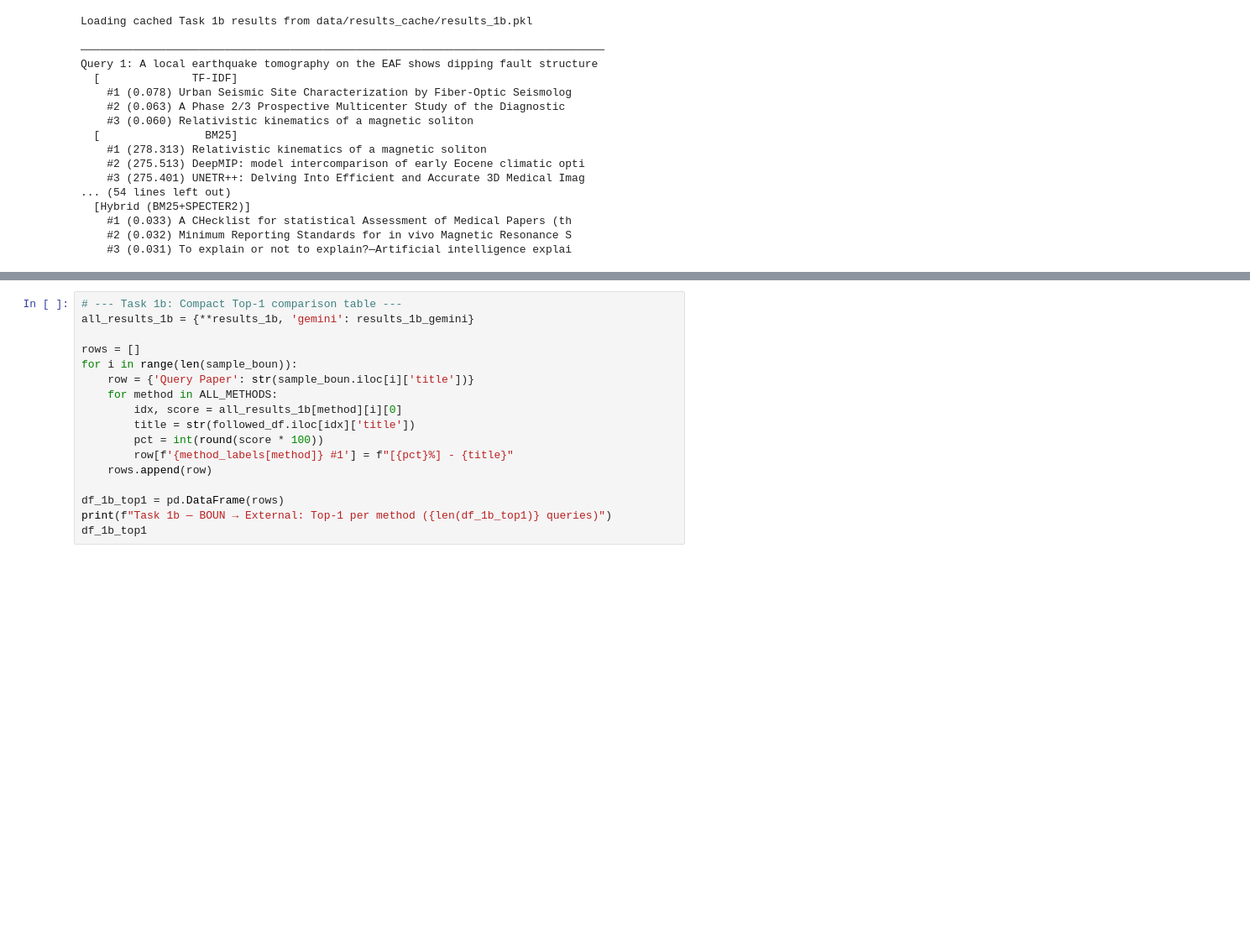
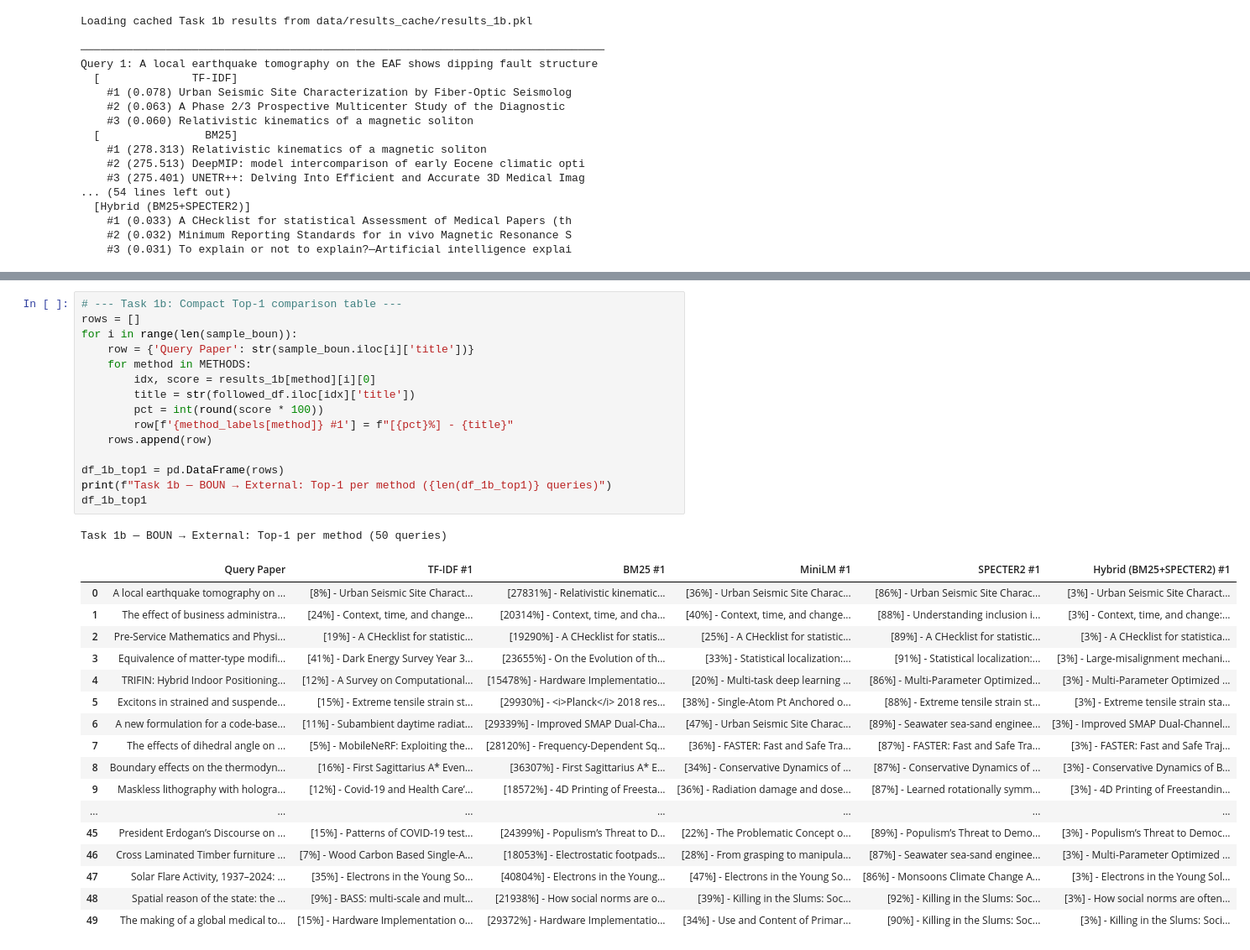
Before and after one commit to senaoz/SWE-599, a Jupyter notebook: similarity_evaluation.ipynb, the cells around one changed output, grey strips where cells are left out. Shown at 84% size. Drawn from its saved outputs; the diff is of its cells as text; blank space fills up the shorter version.

```diff
--- a/similarity_evaluation.ipynb
+++ b/similarity_evaluation.ipynb
@@ -701,20 +612,37 @@ df_1b.head()
 # %%
 # --- Task 1b: Compact Top-1 comparison table ---
-all_results_1b = {**results_1b, 'gemini': results_1b_gemini}
-
 rows = []
 for i in range(len(sample_boun)):
     row = {'Query Paper': str(sample_boun.iloc[i]['title'])}
-    for method in ALL_METHODS:
-        idx, score = all_results_1b[method][i][0]
+    for method in METHODS:
+        idx, score = results_1b[method][i][0]
         title = str(followed_df.iloc[idx]['title'])
         pct = int(round(score * 100))
         row[f'{method_labels[method]} #1'] = f"[{pct}%] - {title}"
     rows.append(row)
 
 df_1b_top1 = pd.DataFrame(rows)
 print(f"Task 1b — BOUN → External: Top-1 per method ({len(df_1b_top1)} queries)")
 df_1b_top1
+# %% [output]
+Task 1b — BOUN → External: Top-1 per method (50 queries)
+|  | Query Paper | TF-IDF #1 | BM25 #1 | MiniLM #1 | SPECTER2 #1 | Hybrid (BM25+SPECTER2) #1 |
+| 0 | A local earthquake tomography on ... | [8%] - Urban Seismic Site Charact... | [27831%] - Relativistic kinematic... | [36%] - Urban Seismic Site Charac... | [86%] - Urban Seismic Site Charac... | [3%] - Urban Seismic Site Charact... |
+| 1 | The effect of business administra... | [24%] - Context, time, and change... | [20314%] - Context, time, and cha... | [40%] - Context, time, and change... | [88%] - Understanding inclusion i... | [3%] - Context, time, and change:... |
+| 2 | Pre-Service Mathematics and Physi... | [19%] - A CHecklist for statistic... | [19290%] - A CHecklist for statis... | [25%] - A CHecklist for statistic... | [89%] - A CHecklist for statistic... | [3%] - A CHecklist for statistica... |
+| 3 | Equivalence of matter-type modifi... | [41%] - Dark Energy Survey Year 3... | [23655%] - On the Evolution of th... | [33%] - Statistical localization:... | [91%] - Statistical localization:... | [3%] - Large-misalignment mechani... |
+| 4 | TRIFIN: Hybrid Indoor Positioning... | [12%] - A Survey on Computational... | [15478%] - Hardware Implementatio... | [20%] - Multi-task deep learning ... | [86%] - Multi‐Parameter Optimized... | [3%] - Multi‐Parameter Optimized ... |
+| 5 | Excitons in strained and suspende... | [15%] - Extreme tensile strain st... | [29930%] - <i>Planck</i> 2018 res... | [38%] - Single-Atom Pt Anchored o... | [88%] - Extreme tensile strain st... | [3%] - Extreme tensile strain sta... |
+| 6 | A new formulation for a code‐base... | [11%] - Subambient daytime radiat... | [29339%] - Improved SMAP Dual-Cha... | [47%] - Urban Seismic Site Charac... | [89%] - Seawater sea-sand enginee... | [3%] - Improved SMAP Dual-Channel... |
+| 7 | The effects of dihedral angle on ... | [5%] - MobileNeRF: Exploiting the... | [28120%] - Frequency-Dependent Sq... | [36%] - FASTER: Fast and Safe Tra... | [87%] - FASTER: Fast and Safe Tra... | [3%] - FASTER: Fast and Safe Traj... |
+| 8 | Boundary effects on the thermodyn... | [16%] - First Sagittarius A* Even... | [36307%] - First Sagittarius A* E... | [34%] - Conservative Dynamics of ... | [87%] - Conservative Dynamics of ... | [3%] - Conservative Dynamics of B... |
+| 9 | Maskless lithography with hologra... | [12%] - Covid-19 and Health Care’... | [18572%] - 4D Printing of Freesta... | [36%] - Radiation damage and dose... | [87%] - Learned rotationally symm... | [3%] - 4D Printing of Freestandin... |
+| ... | ... | ... | ... | ... | ... | ... |
+| 45 | President Erdogan’s Discourse on ... | [15%] - Patterns of COVID-19 test... | [24399%] - Populism’s Threat to D... | [22%] - The Problematic Concept o... | [89%] - Populism’s Threat to Demo... | [3%] - Populism’s Threat to Democ... |
+| 46 | Cross Laminated Timber furniture ... | [7%] - Wood Carbon Based Single-A... | [18053%] - Electrostatic footpads... | [28%] - From grasping to manipula... | [87%] - Seawater sea-sand enginee... | [3%] - Multi‐Parameter Optimized ... |
+| 47 | Solar Flare Activity, 1937–2024: ... | [35%] - Electrons in the Young So... | [40804%] - Electrons in the Young... | [47%] - Electrons in the Young So... | [86%] - Monsoons Climate Change A... | [3%] - Electrons in the Young Sol... |
+| 48 | Spatial reason of the state: the ... | [9%] - BASS: multi-scale and mult... | [21938%] - How social norms are o... | [39%] - Killing in the Slums: Soc... | [92%] - Killing in the Slums: Soc... | [3%] - How social norms are often... |
+| 49 | The making of a global medical to... | [15%] - Hardware Implementation o... | [29372%] - Hardware Implementatio... | [34%] - Use and Content of Primar... | [90%] - Killing in the Slums: Soc... | [3%] - Killing in the Slums: Soci... |
 # %% [markdown]
 ## Task 2 — Embedding Method Comparison
 
```
Also changed, not shown: parts of 6 cells of this notebook, 1 other file.
